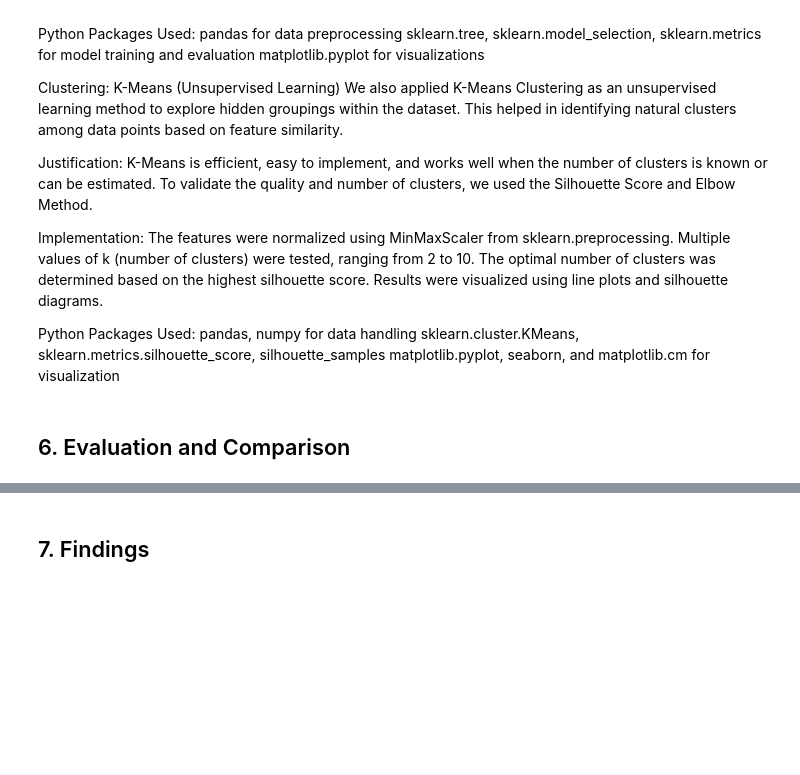
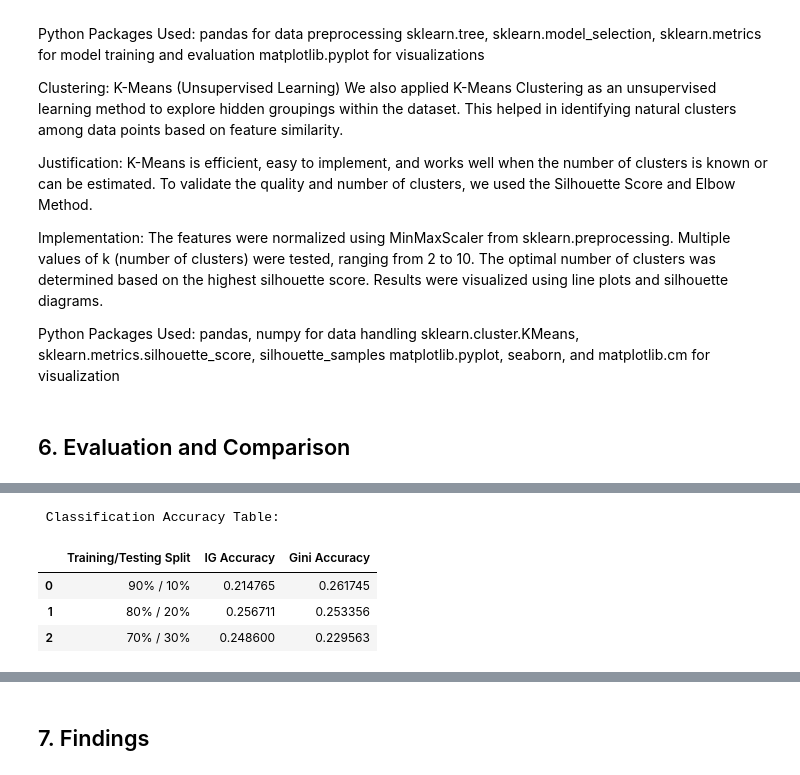
Before and after one commit to SanaAlotaibi/DataMiningProject, a Jupyter notebook: final_report.ipynb, the cells around one changed output, grey strips where cells are left out. Drawn from its saved outputs; the diff is of its cells as text; code cells hidden in the pictures; blank space fills up the shorter version.

```diff
--- a/final_report.ipynb
+++ b/final_report.ipynb
@@ -504,0 +618,42 @@ matplotlib.pyplot, seaborn, and matplotlib.cm for visualization
+# %%
+import pandas as pd
+from sklearn.model_selection import train_test_split
+from sklearn.tree import DecisionTreeClassifier
+from sklearn.metrics import accuracy_score
+
+df = pd.read_csv("Dataset/Balanced_Processed_dataset.csv")
+X = df.iloc[:, :-1]
+y = df.iloc[:, -1]
+
+
+splits = [(0.9, 0.1), (0.8, 0.2), (0.7, 0.3)]
+results = []
+
+for train_size, test_size in splits:
+    X_train, X_test, y_train, y_test = train_test_split(X, y, train_size=train_size, random_state=42)
+
+    # IG (Entropy)
+    clf_ig = DecisionTreeClassifier(criterion="entropy", random_state=42)
+    clf_ig.fit(X_train, y_train)
+    acc_ig = accuracy_score(y_test, clf_ig.predict(X_test))
+
+    # Gini
+    clf_gini = DecisionTreeClassifier(criterion="gini", random_state=42)
+    clf_gini.fit(X_train, y_train)
+    acc_gini = accuracy_score(y_test, clf_gini.predict(X_test))
+
+    results.append({
+        "Training/Testing Split": f"{int(train_size*100)}% / {int(test_size*100)}%",
+        "IG Accuracy": acc_ig,
+        "Gini Accuracy": acc_gini
+    })
+
+classification_df = pd.DataFrame(results)
+print(" Classification Accuracy Table:")
+display(classification_df)
+# %% [output]
+ Classification Accuracy Table:
+|  | Training/Testing Split | IG Accuracy | Gini Accuracy |
+| 0 | 90% / 10% | 0.214765 | 0.261745 |
+| 1 | 80% / 20% | 0.256711 | 0.253356 |
+| 2 | 70% / 30% | 0.248600 | 0.229563 |
```
Also changed, not shown: parts of 10 cells of this notebook.
